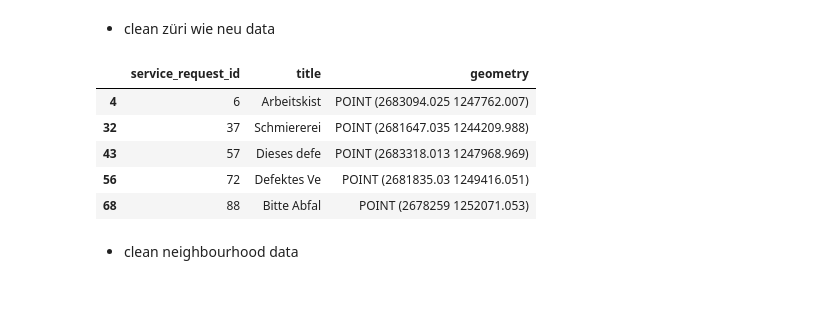
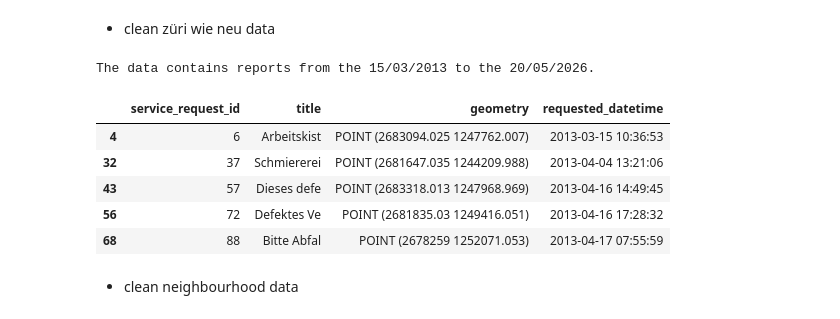
Before and after one commit to tiijb/sds_project, a Jupyter notebook: heatmap.ipynb, the cells around one changed output. Drawn from its saved outputs; the diff is of its cells as text; code cells hidden in the pictures.

```diff
--- a/heatmap.ipynb
+++ b/heatmap.ipynb
@@ -43,17 +52,20 @@ Data züri wie neu loaded sugessfull
 # %%
 # filter the züri wie neu data for waste
 zwn_waste_gdf = zwn_gdf_raw[zwn_gdf_raw["service_name"]=="Abfall/Sammelstelle"].copy()
 
 # filter for the required columns
-zwn_waste_gdf = zwn_waste_gdf[["service_request_id", "title", "geometry"]]
+zwn_waste_gdf = zwn_waste_gdf[["service_request_id", "title", "geometry", "requested_datetime"]]
 
+# print dates of the oldest and newest report
+print(f"The data contains reports from the {min(zwn_waste_gdf["requested_datetime"]).date().strftime("%d/%m/%Y")} to the {max(zwn_waste_gdf["requested_datetime"]).date().strftime("%d/%m/%Y")}.")
 
-
+# have a look at the data
 zwn_waste_gdf.head(5)
 # %% [output]
+The data contains reports from the 15/03/2013 to the 20/05/2026.
-|  | service_request_id | title | geometry |
-| 4 | 6 | Arbeitskist | POINT (2683094.025 1247762.007) |
-| 32 | 37 | Schmiererei | POINT (2681647.035 1244209.988) |
-| 43 | 57 | Dieses defe | POINT (2683318.013 1247968.969) |
-| 56 | 72 | Defektes Ve | POINT (2681835.03 1249416.051) |
-| 68 | 88 | Bitte Abfal | POINT (2678259 1252071.053) |
+|  | service_request_id | title | geometry | requested_datetime |
+| 4 | 6 | Arbeitskist | POINT (2683094.025 1247762.007) | 2013-03-15 10:36:53 |
+| 32 | 37 | Schmiererei | POINT (2681647.035 1244209.988) | 2013-04-04 13:21:06 |
+| 43 | 57 | Dieses defe | POINT (2683318.013 1247968.969) | 2013-04-16 14:49:45 |
+| 56 | 72 | Defektes Ve | POINT (2681835.03 1249416.051) | 2013-04-16 17:28:32 |
+| 68 | 88 | Bitte Abfal | POINT (2678259 1252071.053) | 2013-04-17 07:55:59 |
```
Also changed, not shown: parts of 13 cells of this notebook.
